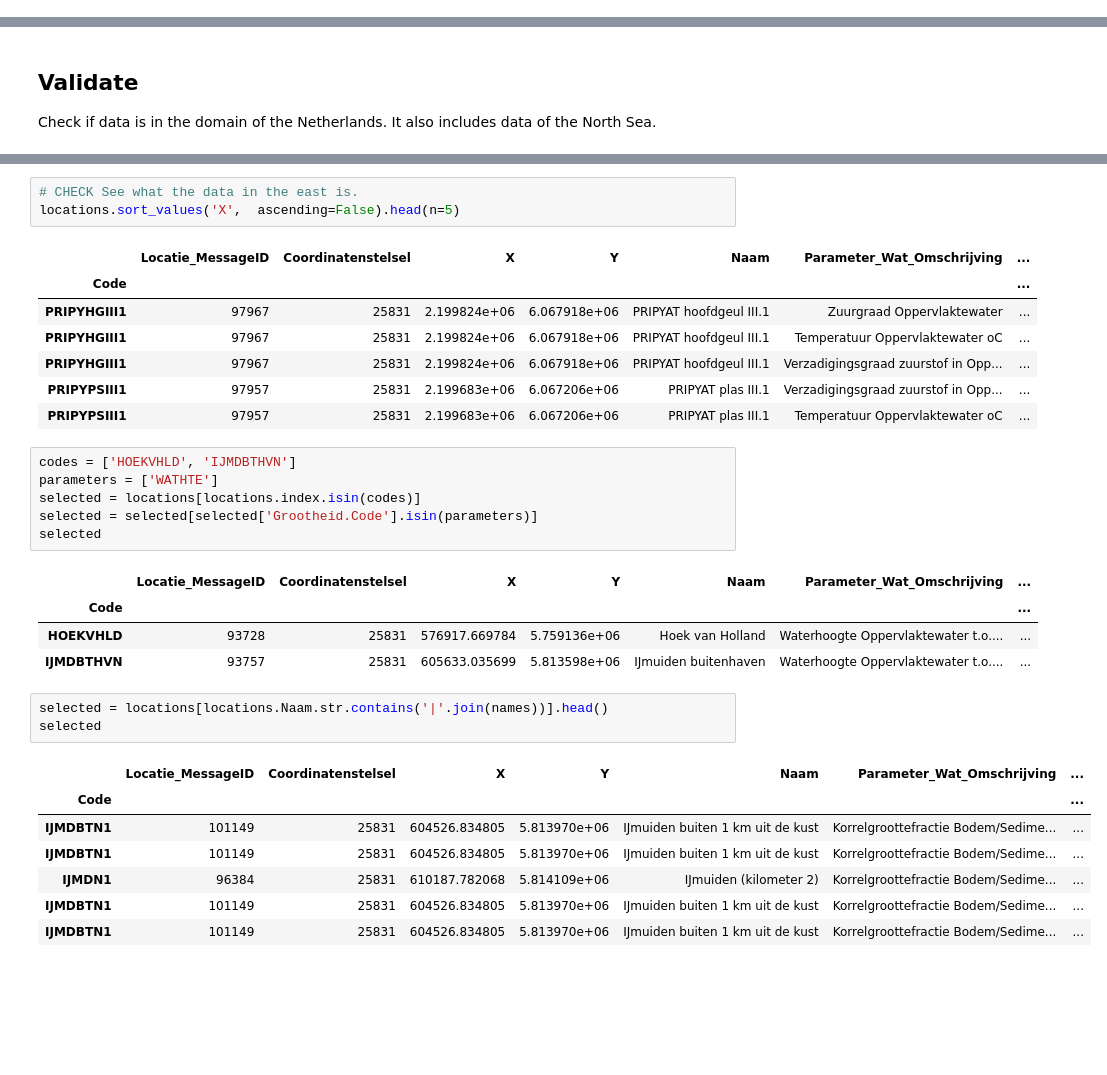
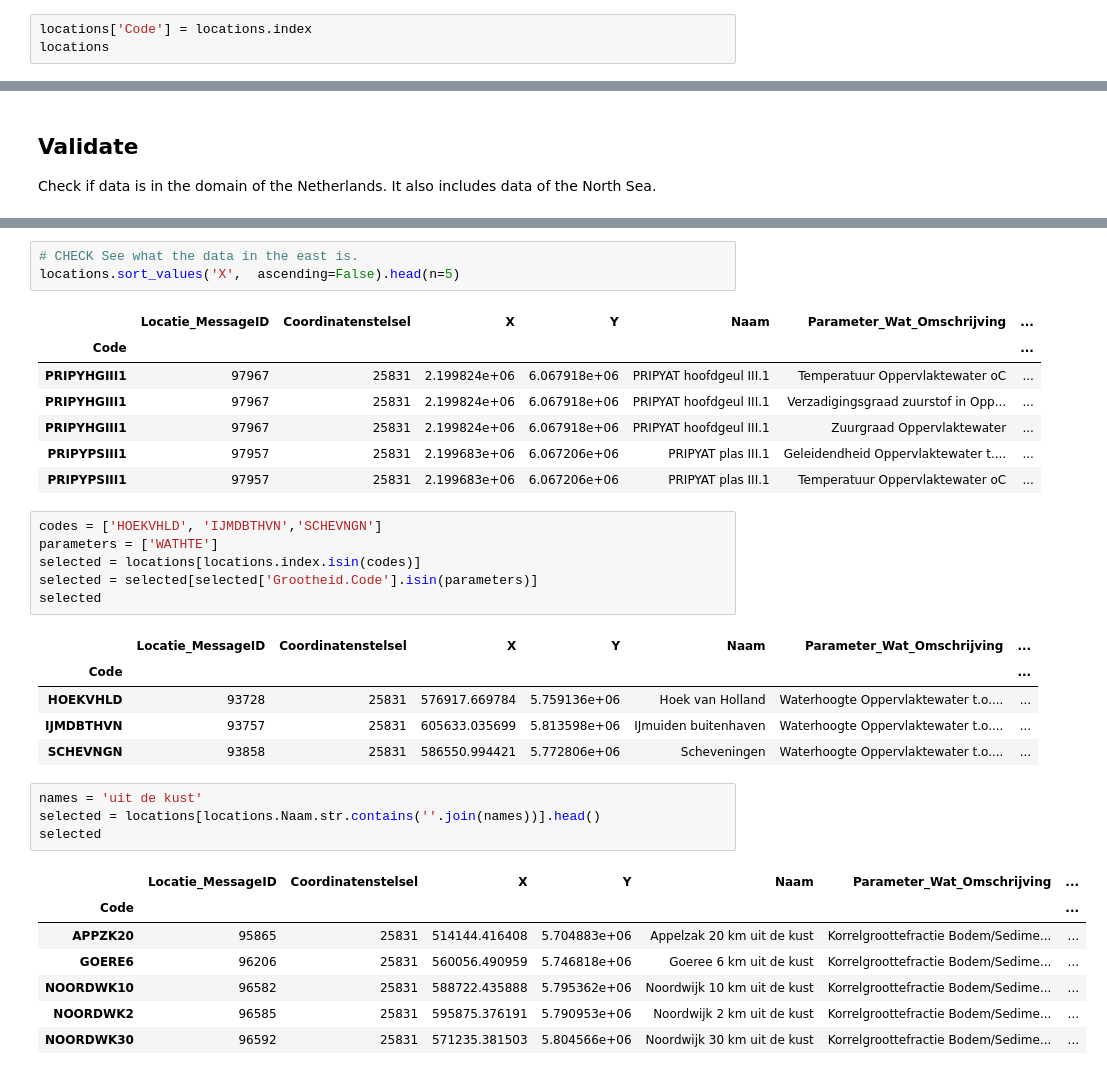
Before and after one commit to Deltares/ddlpy, a Jupyter notebook: notebooks/measurements.ipynb, the cells around one changed output, grey strips where cells are left out. Drawn from its saved outputs; the diff is of its cells as text; blank space fills up the shorter version.

```diff
--- a/notebooks/measurements.ipynb
+++ b/notebooks/measurements.ipynb
@@ -23,0 +24,3 @@ locations.to_csv()
+# %%
+locations['Code'] = locations.index
+locations
@@ -37,13 +61,13 @@ locations.sort_values('X',  ascending=False).head(n=5)
 # %% [output]
 |  | Locatie_MessageID | Coordinatenstelsel | X | Y | Naam | Parameter_Wat_Omschrijving | ... |
 | Code |  |  |  |  |  |  | ... |
-| PRIPYHGIII1 | 97967 | 25831 | 2.199824e+06 | 6.067918e+06 | PRIPYAT hoofdgeul III.1 | Zuurgraad Oppervlaktewater | ... |
 | PRIPYHGIII1 | 97967 | 25831 | 2.199824e+06 | 6.067918e+06 | PRIPYAT hoofdgeul III.1 | Temperatuur Oppervlaktewater oC | ... |
 | PRIPYHGIII1 | 97967 | 25831 | 2.199824e+06 | 6.067918e+06 | PRIPYAT hoofdgeul III.1 | Verzadigingsgraad zuurstof in Opp... | ... |
-| PRIPYPSIII1 | 97957 | 25831 | 2.199683e+06 | 6.067206e+06 | PRIPYAT plas III.1 | Verzadigingsgraad zuurstof in Opp... | ... |
+| PRIPYHGIII1 | 97967 | 25831 | 2.199824e+06 | 6.067918e+06 | PRIPYAT hoofdgeul III.1 | Zuurgraad Oppervlaktewater | ... |
+| PRIPYPSIII1 | 97957 | 25831 | 2.199683e+06 | 6.067206e+06 | PRIPYAT plas III.1 | Geleidendheid Oppervlaktewater t.... | ... |
 | PRIPYPSIII1 | 97957 | 25831 | 2.199683e+06 | 6.067206e+06 | PRIPYAT plas III.1 | Temperatuur Oppervlaktewater oC | ... |
 # %%
-codes = ['HOEKVHLD', 'IJMDBTHVN']
+codes = ['HOEKVHLD', 'IJMDBTHVN','SCHEVNGN']
 parameters = ['WATHTE']
 selected = locations[locations.index.isin(codes)]
 selected = selected[selected['Grootheid.Code'].isin(parameters)]
@@ -53,14 +77,16 @@ selected
 | Code |  |  |  |  |  |  | ... |
 | HOEKVHLD | 93728 | 25831 | 576917.669784 | 5.759136e+06 | Hoek van Holland | Waterhoogte Oppervlaktewater t.o.... | ... |
 | IJMDBTHVN | 93757 | 25831 | 605633.035699 | 5.813598e+06 | IJmuiden buitenhaven | Waterhoogte Oppervlaktewater t.o.... | ... |
+| SCHEVNGN | 93858 | 25831 | 586550.994421 | 5.772806e+06 | Scheveningen | Waterhoogte Oppervlaktewater t.o.... | ... |
 # %%
-selected = locations[locations.Naam.str.contains('|'.join(names))].head()
+names = 'uit de kust'
+selected = locations[locations.Naam.str.contains(''.join(names))].head()
 selected
 # %% [output]
 |  | Locatie_MessageID | Coordinatenstelsel | X | Y | Naam | Parameter_Wat_Omschrijving | ... |
 | Code |  |  |  |  |  |  | ... |
-| IJMDBTN1 | 101149 | 25831 | 604526.834805 | 5.813970e+06 | IJmuiden buiten 1 km uit de kust | Korrelgroottefractie Bodem/Sedime... | ... |
-| IJMDBTN1 | 101149 | 25831 | 604526.834805 | 5.813970e+06 | IJmuiden buiten 1 km uit de kust | Korrelgroottefractie Bodem/Sedime... | ... |
-| IJMDN1 | 96384 | 25831 | 610187.782068 | 5.814109e+06 | IJmuiden (kilometer 2) | Korrelgroottefractie Bodem/Sedime... | ... |
-| IJMDBTN1 | 101149 | 25831 | 604526.834805 | 5.813970e+06 | IJmuiden buiten 1 km uit de kust | Korrelgroottefractie Bodem/Sedime... | ... |
-| IJMDBTN1 | 101149 | 25831 | 604526.834805 | 5.813970e+06 | IJmuiden buiten 1 km uit de kust | Korrelgroottefractie Bodem/Sedime... | ... |
+| APPZK20 | 95865 | 25831 | 514144.416408 | 5.704883e+06 | Appelzak 20 km uit de kust | Korrelgroottefractie Bodem/Sedime... | ... |
+| GOERE6 | 96206 | 25831 | 560056.490959 | 5.746818e+06 | Goeree 6 km uit de kust | Korrelgroottefractie Bodem/Sedime... | ... |
+| NOORDWK10 | 96582 | 25831 | 588722.435888 | 5.795362e+06 | Noordwijk 10 km uit de kust | Korrelgroottefractie Bodem/Sedime... | ... |
+| NOORDWK2 | 96585 | 25831 | 595875.376191 | 5.790953e+06 | Noordwijk 2 km uit de kust | Korrelgroottefractie Bodem/Sedime... | ... |
+| NOORDWK30 | 96592 | 25831 | 571235.381503 | 5.804566e+06 | Noordwijk 30 km uit de kust | Korrelgroottefractie Bodem/Sedime... | ... |
```
Also changed, not shown: parts of 7 cells of this notebook.
